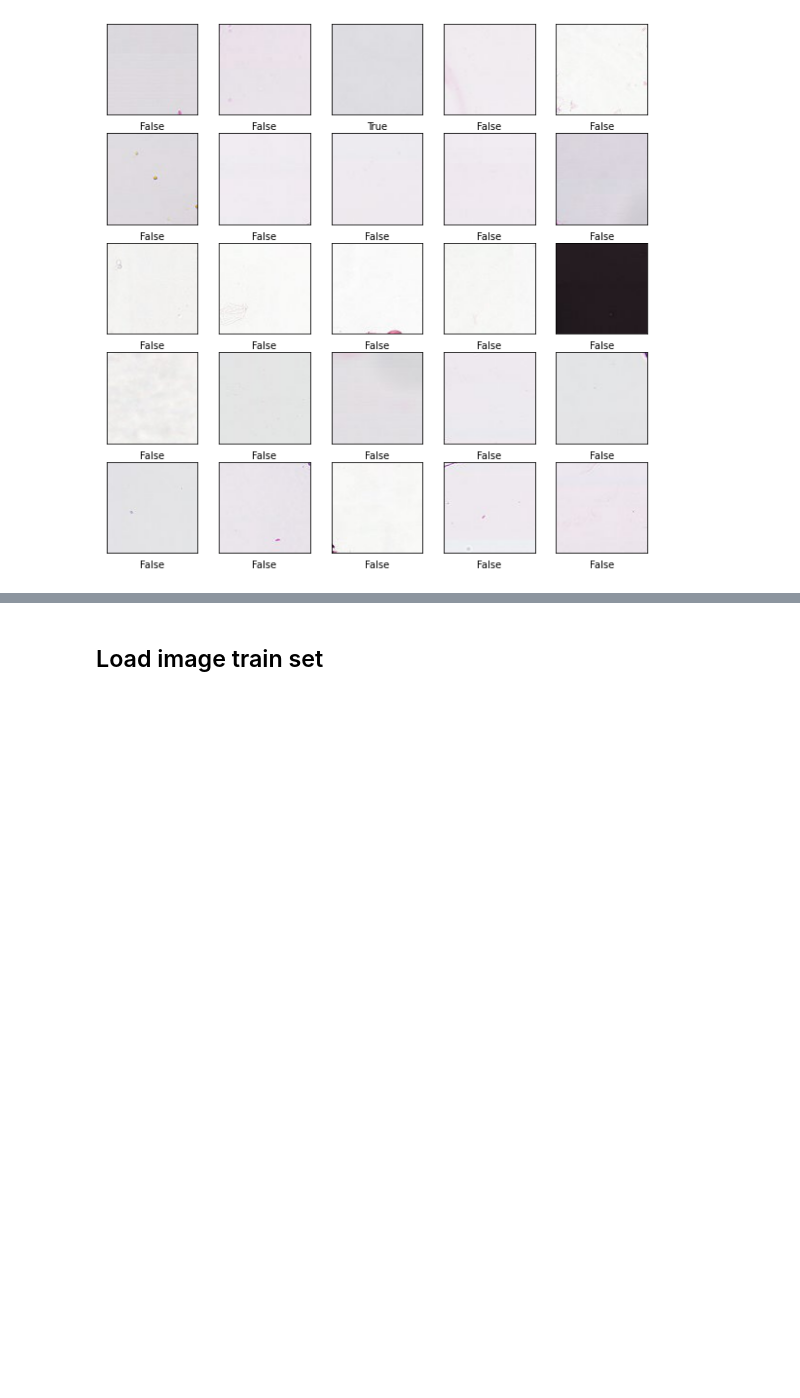
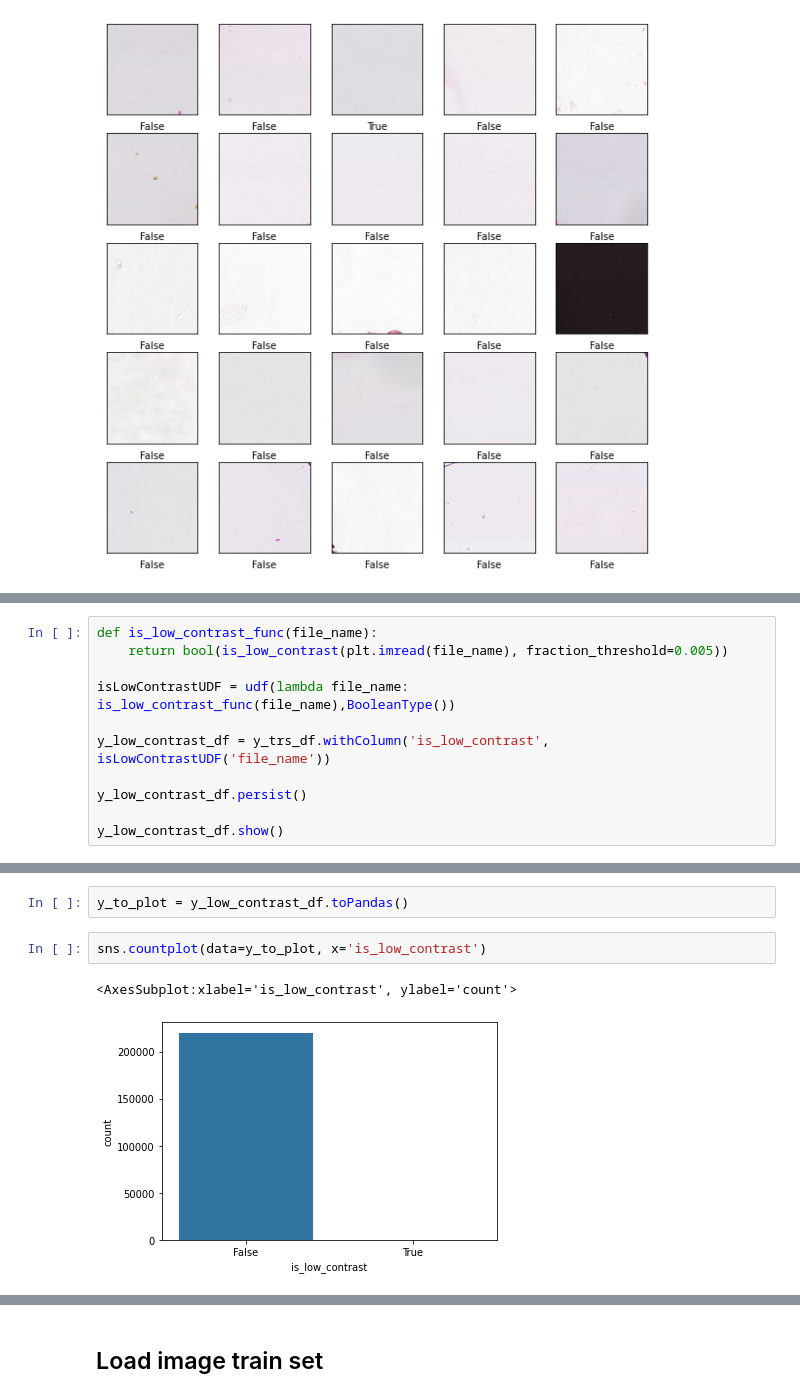
Before and after one commit to alexakh95/datasciense-uni-project, a Jupyter notebook: notebooks/histopathologic_cancer_detection/project.ipynb, the cells around one changed output, grey strips where cells are left out. Saved outputs shown, nothing was run; the diff lists cells and outputs as text; blank space fills up the shorter version.

```diff
--- a/notebooks/histopathologic_cancer_detection/project.ipynb
+++ b/notebooks/histopathologic_cancer_detection/project.ipynb
@@ -457,0 +559,11 @@ plt.show()
+# %%
+def is_low_contrast_func(file_name):
+    return bool(is_low_contrast(plt.imread(file_name), fraction_threshold=0.005))
+
+isLowContrastUDF = udf(lambda file_name: is_low_contrast_func(file_name),BooleanType())
+
+y_low_contrast_df = y_trs_df.withColumn('is_low_contrast', isLowContrastUDF('file_name'))
+
+y_low_contrast_df.persist()
+
+y_low_contrast_df.show()
@@ -457,0 +589,7 @@ plt.show()
+# %%
+y_to_plot = y_low_contrast_df.toPandas()
+# %%
+sns.countplot(data=y_to_plot, x='is_low_contrast')
+# %% [output]
+<AxesSubplot:xlabel='is_low_contrast', ylabel='count'>
+[figure, added]
```
Also changed, not shown: parts of 33 cells of this notebook.
